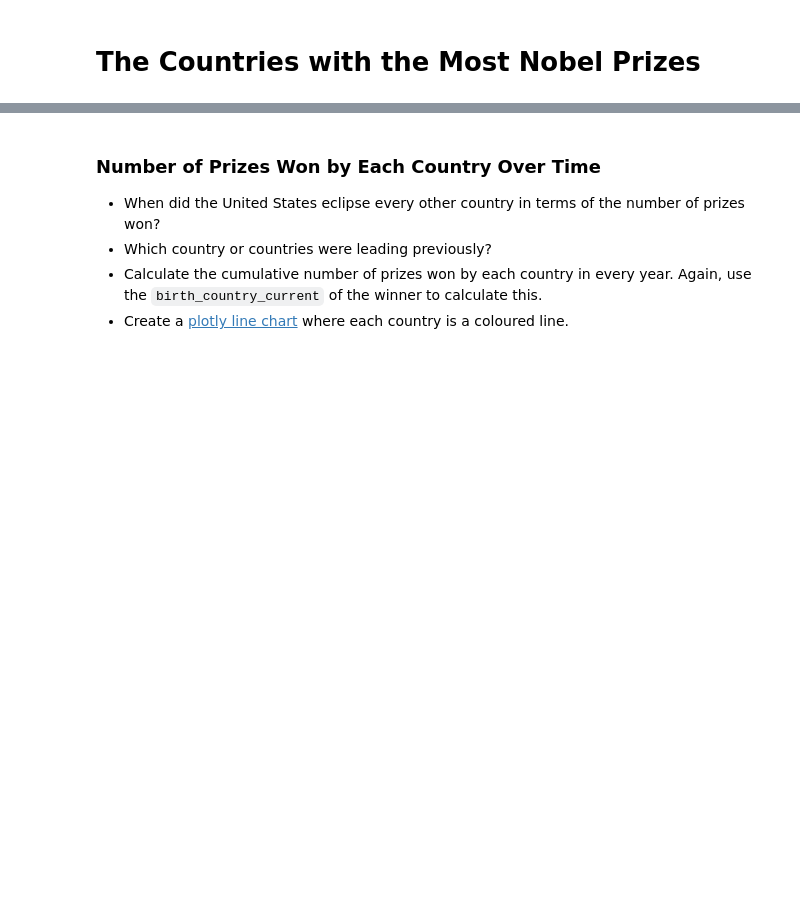
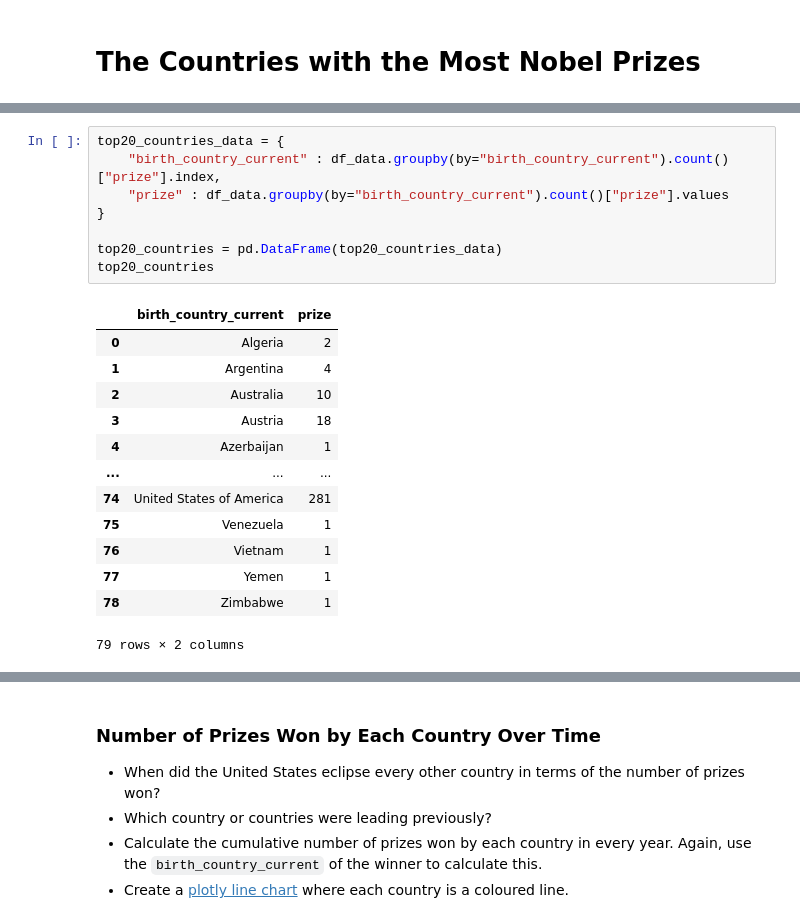
Before and after one commit to ImamSyabana/PythonDay16-100, a Jupyter notebook: Day 79/Nobel_Prize_Analysis_(start).ipynb, the cells around one changed output, grey strips where cells are left out. Saved outputs shown, nothing was run; the diff lists cells and outputs as text; blank space fills up the shorter version.

```diff
--- a/Day 79/Nobel_Prize_Analysis_(start).ipynb
+++ b/Day 79/Nobel_Prize_Analysis_(start).ipynb
@@ -745,0 +766,22 @@ fig.show()
+# %%
+top20_countries_data = {
+    "birth_country_current" : df_data.groupby(by="birth_country_current").count()["prize"].index,
+    "prize" : df_data.groupby(by="birth_country_current").count()["prize"].values
+}
+
+top20_countries = pd.DataFrame(top20_countries_data)
+top20_countries
+# %% [output]
+|  | birth_country_current | prize |
+| 0 | Algeria | 2 |
+| 1 | Argentina | 4 |
+| 2 | Australia | 10 |
+| 3 | Austria | 18 |
+| 4 | Azerbaijan | 1 |
+| ... | ... | ... |
+| 74 | United States of America | 281 |
+| 75 | Venezuela | 1 |
+| 76 | Vietnam | 1 |
+| 77 | Yemen | 1 |
+| 78 | Zimbabwe | 1 |
+79 rows × 2 columns
```
Also changed, not shown: parts of 16 cells of this notebook.
